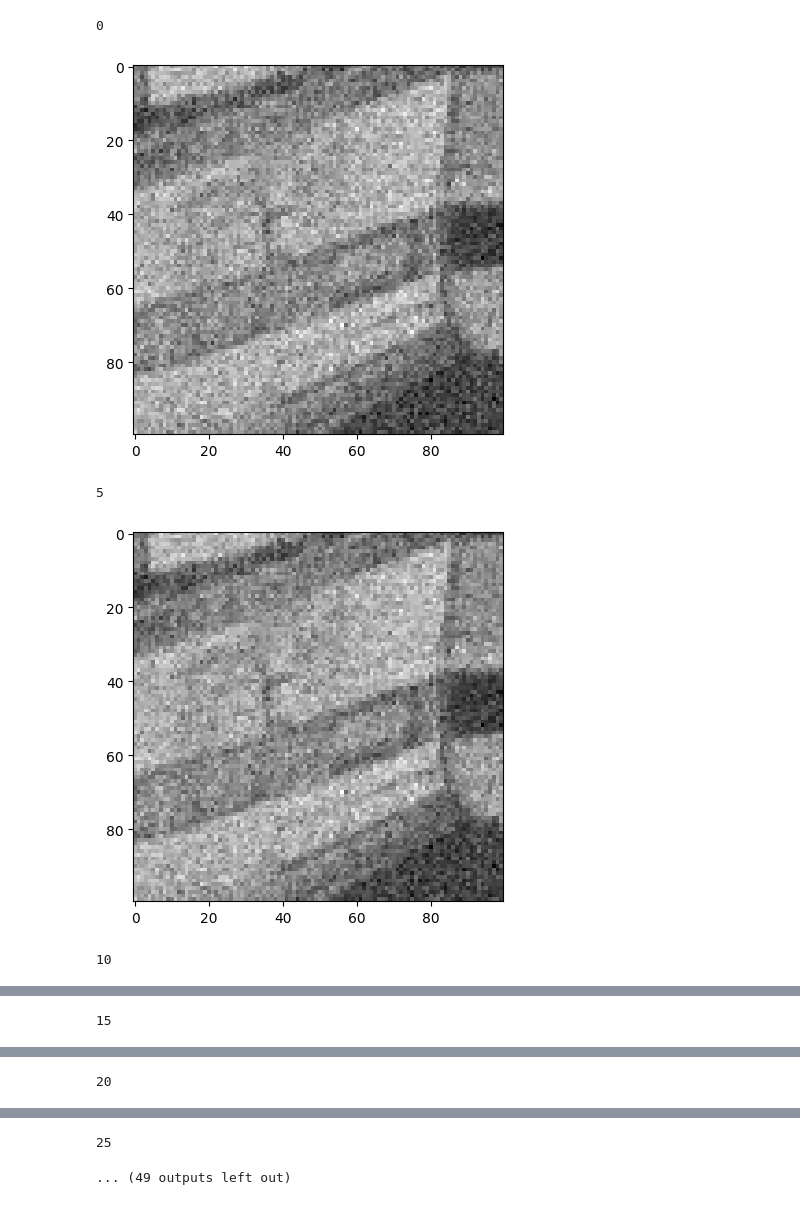
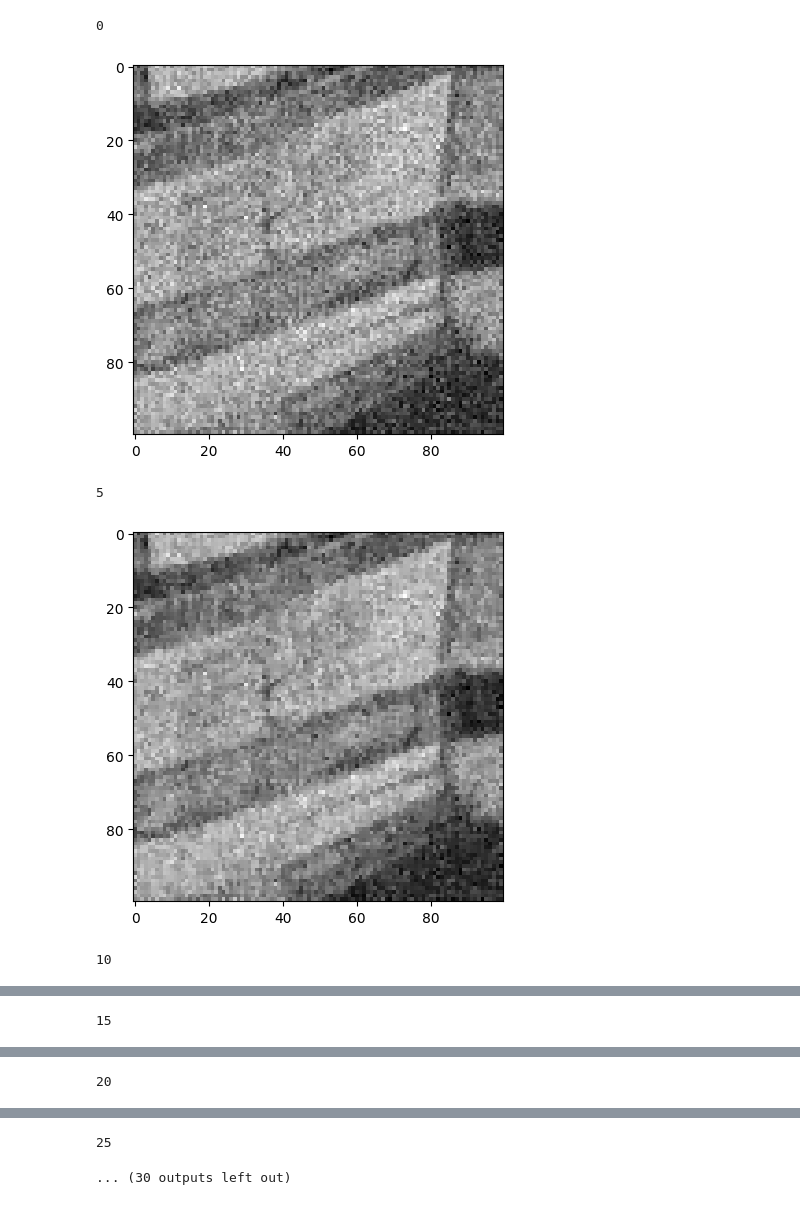
Before and after one commit to AlexDom513/ECE-6560-Final-Project, a Jupyter notebook: code/Sigmoid.ipynb, the cells around one changed output, grey strips where cells are left out. Saved outputs shown, nothing was run; the diff lists cells and outputs as text; code cells hidden in the pictures.

```diff
--- a/code/Sigmoid.ipynb
+++ b/code/Sigmoid.ipynb
@@ -47,15 +47,16 @@ def Iyy(I,i,j):
   return (I[i,j-1] - 2*I[i,j] + I[i,j-1])
 
 def Ixy(I,i,j):
-  return (I[i+1,j-1] - I[i,j-1] - I[i-1,j+1] + I[i-1,j])
+  #return (I[i+1,j-1] - I[i,j-1] - I[i-1,j+1] + I[i-1,j])
+  return (I[i+1,j+1] - I[i-1,j+1] - I[i+1,j-1] + I[i-1,j-1])/4
 # %%
 # intermediate functions
-E = 4
+E = .5
 
 def gradient(Ix_i,Iy_i,power):
   Ix_squared = np.power(Ix_i,2)
   Iy_squared = np.power(Iy_i,2)
-  return np.power( Ix_squared + Iy_squared + E, power )
+  return np.power( Ix_squared + Iy_squared + (E**2), power )
 
 def e_sigma(a,Ix_i,Iy_i,c):
   gradient_i = gradient(Ix_i,Iy_i,-.5)
@@ -72,9 +73,8 @@ def dDy_LIy(k,a,c,Ix_i,Iy_i,Iyy_i,Ixy_i):
 a = 500
 c = 240
 k = 1600
-E = 4
 I = img
-timestep = .025
+timestep = .1
 plt.imshow(I,cmap='gray')
 plt.show()
 
@@ -103,5 +103,5 @@ for iter in range(150):
 0
-[figure, old version]
+[figure, new version]
 5
-[figure, old version]
+[figure, new version]
 10
@@ -113,2 +113,2 @@ for iter in range(150):
 25
-... (49 outputs left out)
+... (30 outputs left out)
```
Also changed, not shown: parts of 2 cells of this notebook, 8 other files.
